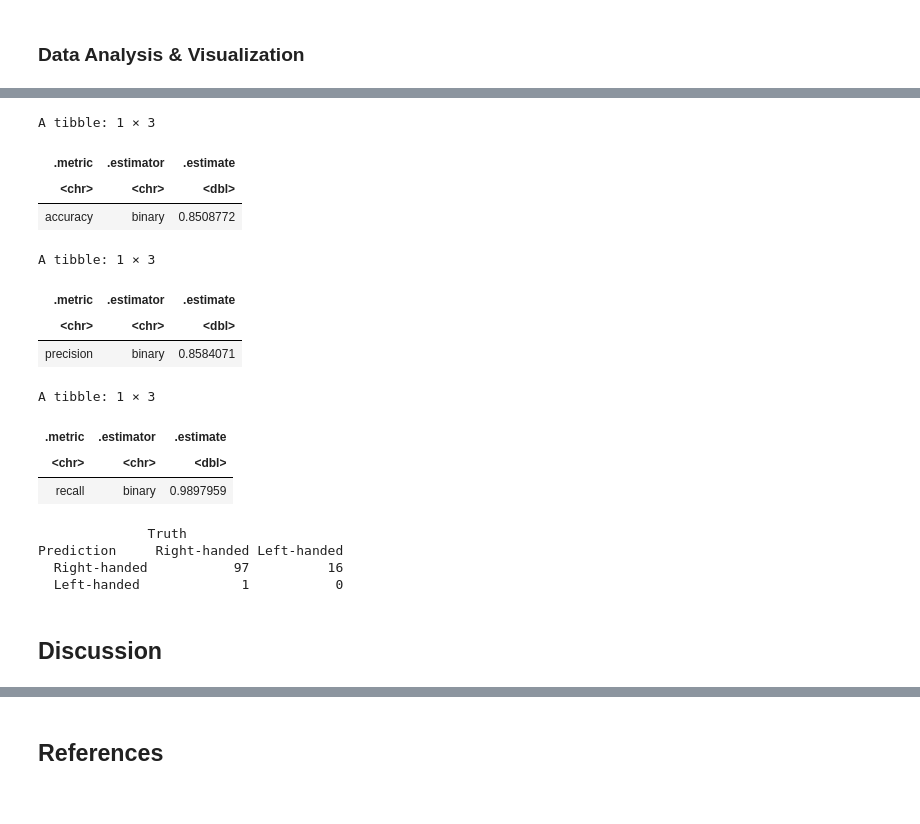
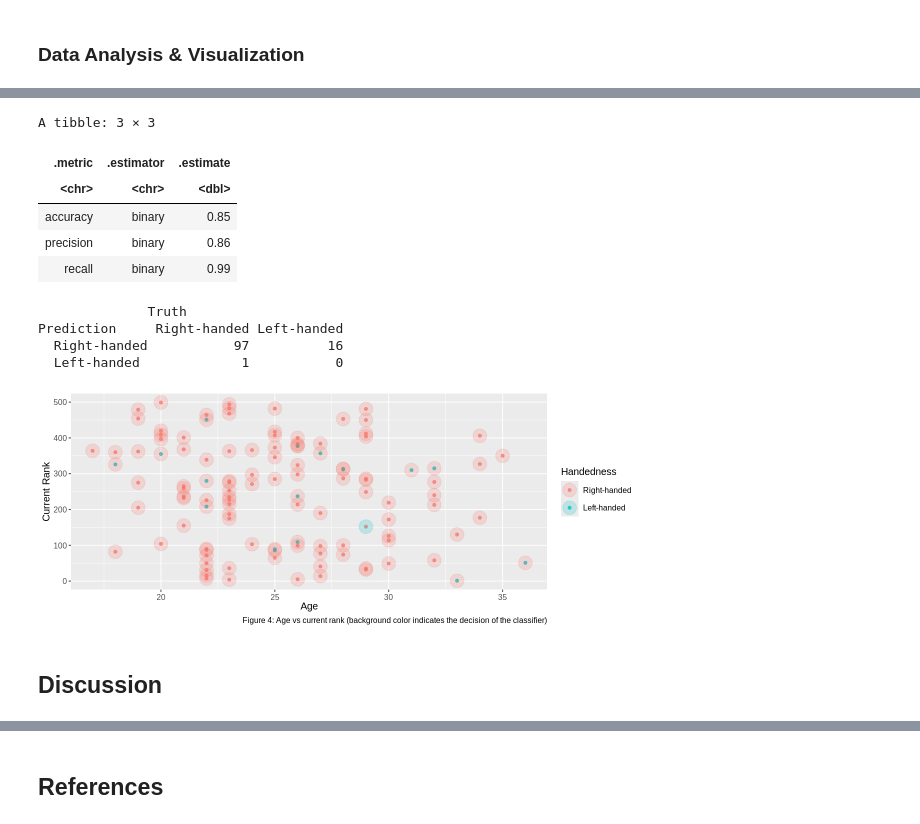
Before and after one commit to lu-ben/dsci-project, a Jupyter notebook: report.ipynb, the cells around one changed output, grey strips where cells are left out. Drawn from its saved outputs; the diff is of its cells as text; code cells hidden in the pictures.

```diff
--- a/report.ipynb
+++ b/report.ipynb
@@ -237,46 +250,61 @@ cross_val_plot
 # %%
-knn_spec_new <- nearest_neighbor(weight_func = "rectangular", neighbors = 11) |>
-  set_engine("kknn") |>
-  set_mode("classification")
+best_k <- 11
+knn_spec_new <- nearest_neighbor(weight_func = "rectangular", neighbors = best_k) |>
+    set_engine("kknn") |>
+    set_mode("classification")
 
-knn_fit <- workflow() |>
-  add_recipe(knn_recipe) |>
-  add_model(knn_spec_new) |>
-  fit(data = players_train)
+knn_fit_new <- workflow() |>
+    add_recipe(knn_recipe) |>
+    add_model(knn_spec_new) |>
+    fit(data = players_train)
 
-player_test_predictions <- predict(knn_fit, players_test) |>
-  bind_cols(players_test)
+# predict on the testing data set using the model we just trained with the training data
+predictions <- predict(knn_fit_new, players_test) |>
+    bind_cols(players_test)
 
-player_test_predictions |>
-  metrics(truth = handedness, estimate = .pred_class) |>
-  filter(.metric == "accuracy")
+options(repr.plot.width = 10, repr.plot.height = 4)
 
-player_test_predictions |>
+# compare the predicted to actual handedness on the players in the testing data set
+comparison_plot <-
+  ggplot() +
+  geom_point(data = players_test, mapping = aes(x = age, y = curr_rank, color = handedness), alpha = 0.75) +
+  geom_point(data = predictions, mapping = aes(x = age, y = curr_rank, color = .pred_class), alpha = 0.2, size = 7.5) +
+  labs(color = "Handedness", x = "Age", y = "Current Rank", caption = "Figure 4: Age vs current rank (background color indicates the decision of the classifier)") +
+  theme(text = element_text(size = 12))
+
+comparison_plot
+
+accuracy <- predictions |>
+    metrics(truth = handedness, estimate = .pred_class) |>
+    filter(.metric == "accuracy")
+
+precision <- predictions |>
     precision(truth = handedness, estimate = .pred_class, event_level="first")
 
-player_test_predictions |>
+recall <- predictions |>
     recall(truth = handedness, estimate = .pred_class, event_level="first")
 
-confusion_matrix <- player_test_predictions |>
+# combine accuracy, precision, and recall into one dataframe
+statistics <- bind_rows(accuracy, precision, recall) |>
+    mutate(.estimate = round(.estimate, digits = 2))
+
+confusion_matrix <- predictions |>
     conf_mat(truth = handedness, estimate = .pred_class)
+
+statistics
 confusion_matrix
 # %% [output]
-A tibble: 1 × 3
+A tibble: 3 × 3
 | .metric | .estimator | .estimate |
 | <chr> | <chr> | <dbl> |
-| accuracy | binary | 0.8508772 |
+| accuracy | binary | 0.85 |
+| precision | binary | 0.86 |
+| recall | binary | 0.99 |
-A tibble: 1 × 3
+              Truth
+Prediction     Right-handed Left-handed
+  Right-handed           97          16
+  Left-handed             1           0
-| .metric | .estimator | .estimate |
-| <chr> | <chr> | <dbl> |
-| precision | binary | 0.8584071 |
-A tibble: 1 × 3
-| .metric | .estimator | .estimate |
-| <chr> | <chr> | <dbl> |
-| recall | binary | 0.9897959 |
-              Truth
-Prediction     Right-handed Left-handed
-  Right-handed           97          16
-  Left-handed             1           0
+[figure, added]
 # %% [markdown]
-## Discussion <a name="r"/>
+## Discussion <a name="d"/>
 # %% [markdown]
```
Also changed, not shown: parts of 8 cells of this notebook.
